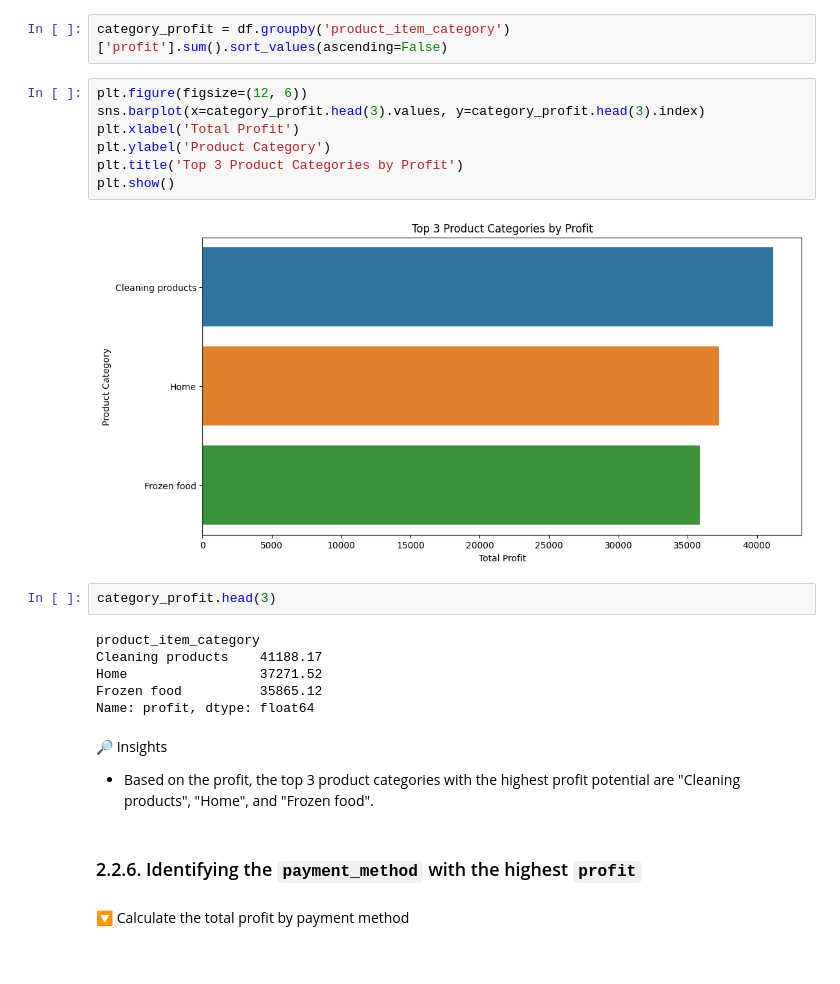
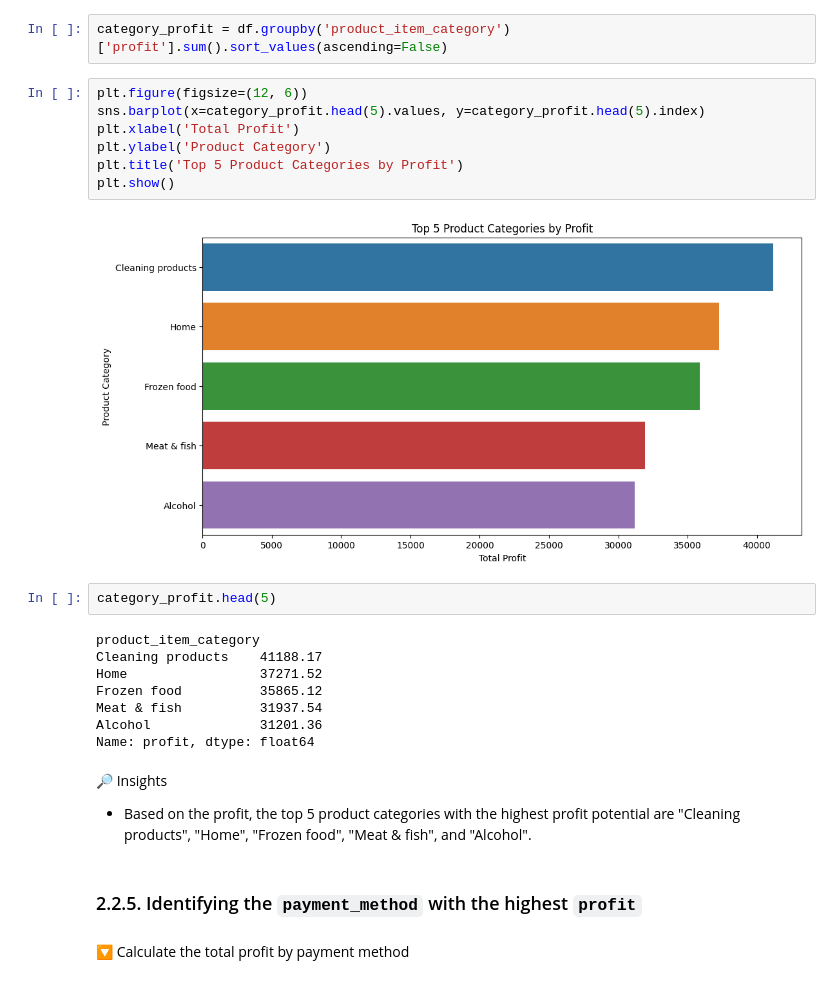
Before and after one commit to sabirinID/KPMG-Technology-Virtual-Experience-Program, a Jupyter notebook: Notebooks/kpmg_tech.ipynb, the cells around one changed output. Cells and saved outputs as stored; diff of their text form.

```diff
--- a/Notebooks/kpmg_tech.ipynb
+++ b/Notebooks/kpmg_tech.ipynb
@@ -476,26 +443,28 @@ Name: profit, dtype: float64
 category_profit = df.groupby('product_item_category')['profit'].sum().sort_values(ascending=False)
 # %%
 plt.figure(figsize=(12, 6))
-sns.barplot(x=category_profit.head(3).values, y=category_profit.head(3).index)
+sns.barplot(x=category_profit.head(5).values, y=category_profit.head(5).index)
 plt.xlabel('Total Profit')
 plt.ylabel('Product Category')
-plt.title('Top 3 Product Categories by Profit')
+plt.title('Top 5 Product Categories by Profit')
 plt.show()
 # %% [output]
-[figure, old version]
+[figure, new version]
 # %%
-category_profit.head(3)
+category_profit.head(5)
 # %% [output]
 product_item_category
 Cleaning products    41188.17
 Home                 37271.52
 Frozen food          35865.12
+Meat & fish          31937.54
+Alcohol              31201.36
 Name: profit, dtype: float64
 # %% [markdown]
 🔎 Insights
-- Based on the profit, the top 3 product categories with the highest profit potential are "Cleaning products", "Home", and "Frozen food".
+- Based on the profit, the top 5 product categories with the highest profit potential are "Cleaning products", "Home", "Frozen food", "Meat & fish", and "Alcohol".
 # %% [markdown]
-### 2.2.6. Identifying the `payment_method` with the highest `profit`
+### 2.2.5. Identifying the `payment_method` with the highest `profit`
 # %% [markdown]
 🔽 Calculate the total profit by payment method
 # %%
```
Also changed, not shown: parts of 10 cells of this notebook, 1 other file.
